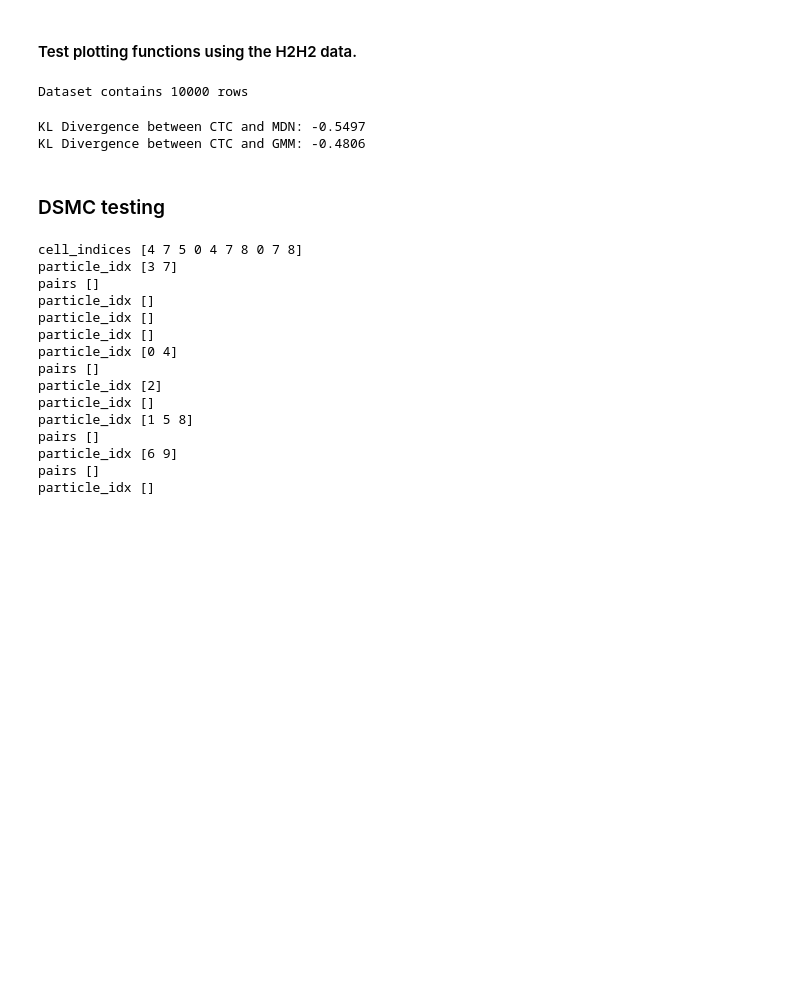
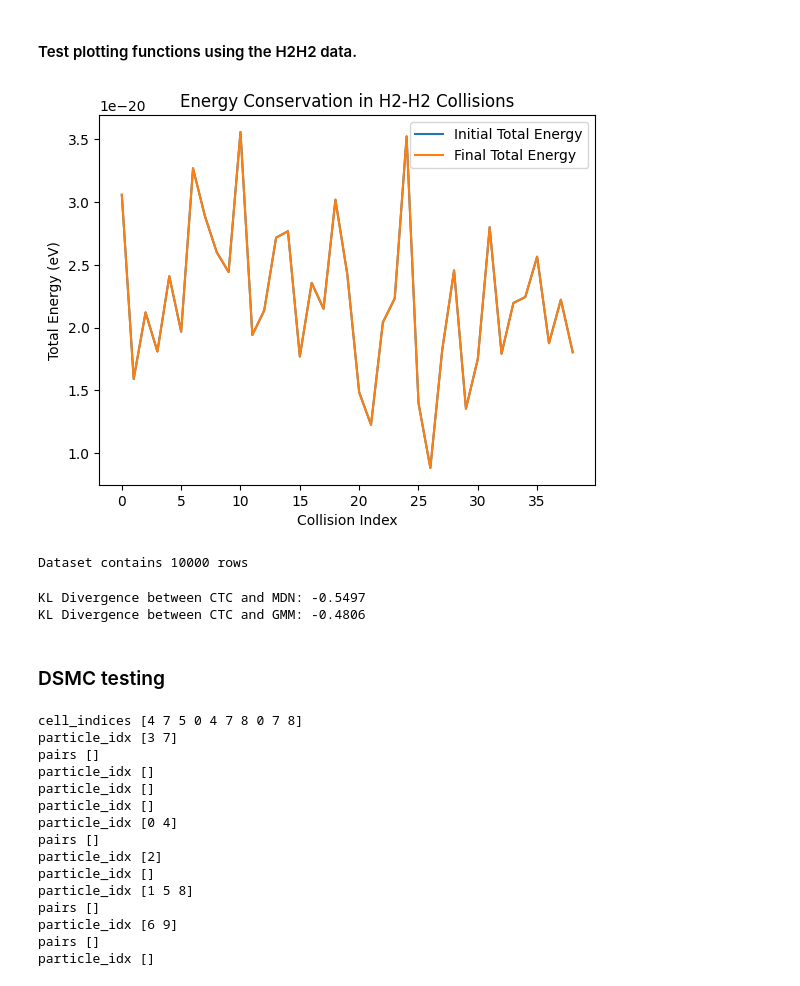
Before and after one commit to TijnZeelenberg/scatteringkernels, a Jupyter notebook: notebook_experiments.ipynb, the cells around one changed output. Cells and saved outputs as stored; diff of their text form; code cells hidden in the pictures; blank space fills up the shorter version.

Commit message:
fix: vtr calculation violated energy conservation

```diff
--- a/notebook_experiments.ipynb
+++ b/notebook_experiments.ipynb
@@ -1,5 +1,22 @@
 # %% [markdown]
 #### Test plotting functions using the H2H2 data.
+# %%
+import matplotlib.pyplot as plt
+import pandas as pd
+# Check energy conservation
+file = "ctc_benjamin/H2H2_collisions.csv"
+df = pd.read_csv(file, skiprows=1)[:40]
+Etot_init = df.iloc[:,0] + df.iloc[:,1] + df.iloc[:,2]
+Etot_final = df.iloc[:,3] + df.iloc[:,4] + df.iloc[:,5]
+plt.plot(Etot_init, label='Initial Total Energy')
+plt.plot(Etot_final, label='Final Total Energy')
+plt.xlabel('Collision Index')
+plt.ylabel('Total Energy (eV)')
+plt.title('Energy Conservation in H2-H2 Collisions')
+plt.legend()
+plt.show()
+# %% [output]
+[figure, added]
 # %%
 from visualization.plot import Plotter
 from utils.helpers import load_dataset
```
Also changed, not shown: 1 other file.
